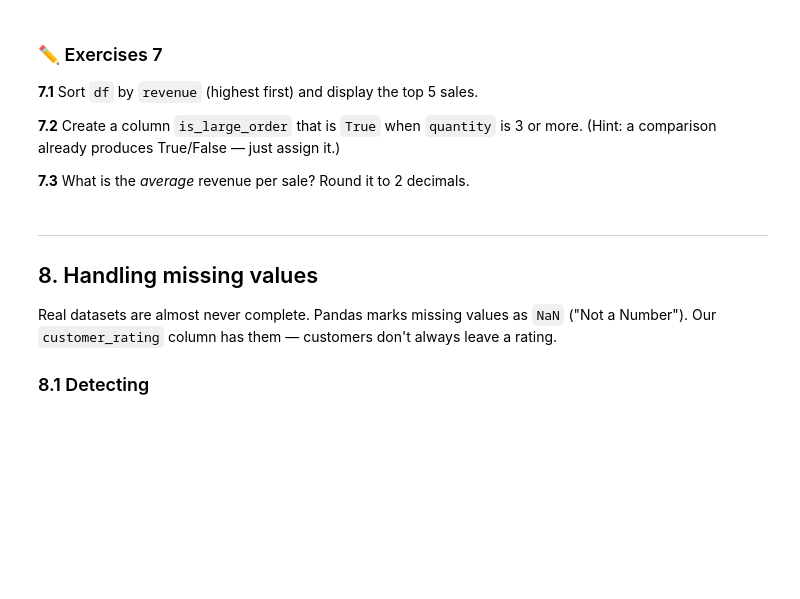
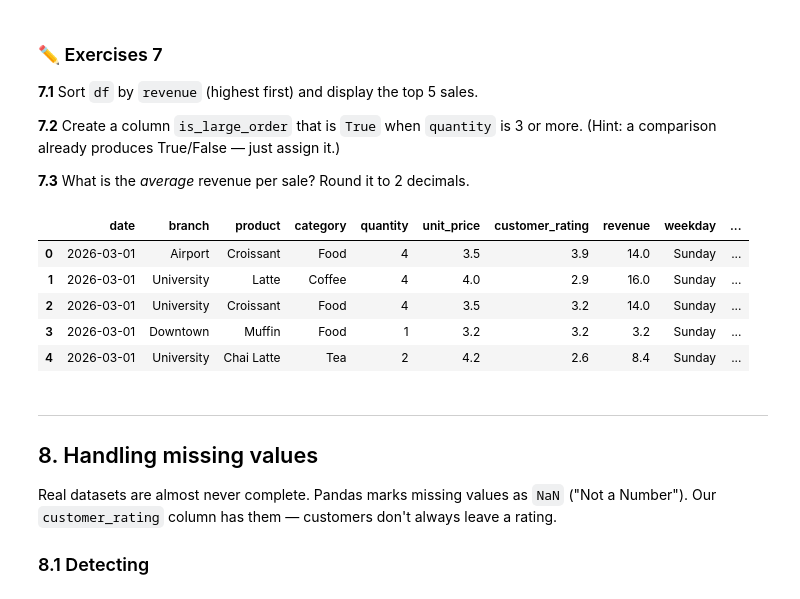
Before and after one commit to Lifa-Fanseka/Introduction-to-Data-Analysis, a Jupyter notebook: intro_data_analysis_pandas.ipynb, the cells around one changed output. Cells and saved outputs as stored; diff of their text form; code cells hidden in the pictures; blank space fills up the shorter version.

```diff
--- a/intro_data_analysis_pandas.ipynb
+++ b/intro_data_analysis_pandas.ipynb
@@ -314,6 +552,16 @@ df[["date", "weekday", "product", "revenue"]].head(3)
 **7.3** What is the *average* revenue per sale? Round it to 2 decimals.
 # %%
 # Your solutions for exercises 7 here
+df.sort_values("revenue", ascending=False).head()
+df["is_large_order"]=df["quantity"]>=3
+df.head()
+# %% [output]
+|  | date | branch | product | category | quantity | unit_price | customer_rating | revenue | weekday | ... |
+| 0 | 2026-03-01 | Airport | Croissant | Food | 4 | 3.5 | 3.9 | 14.0 | Sunday | ... |
+| 1 | 2026-03-01 | University | Latte | Coffee | 4 | 4.0 | 2.9 | 16.0 | Sunday | ... |
+| 2 | 2026-03-01 | University | Croissant | Food | 4 | 3.5 | 3.2 | 14.0 | Sunday | ... |
+| 3 | 2026-03-01 | Downtown | Muffin | Food | 1 | 3.2 | 3.2 | 3.2 | Sunday | ... |
+| 4 | 2026-03-01 | University | Chai Latte | Tea | 2 | 4.2 | 2.6 | 8.4 | Sunday | ... |
 # %% [markdown]
 ---
 
```
Also changed, not shown: parts of 32 cells of this notebook.
